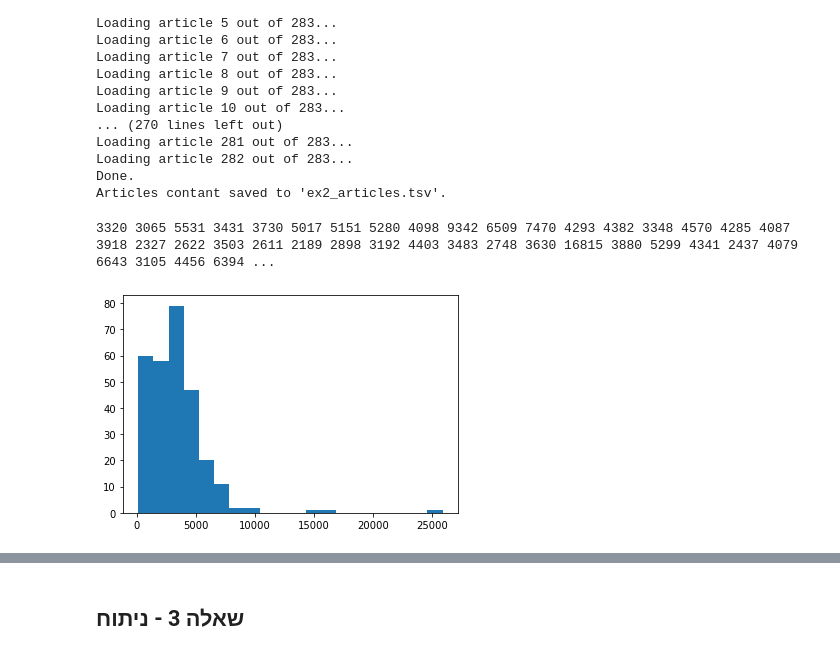
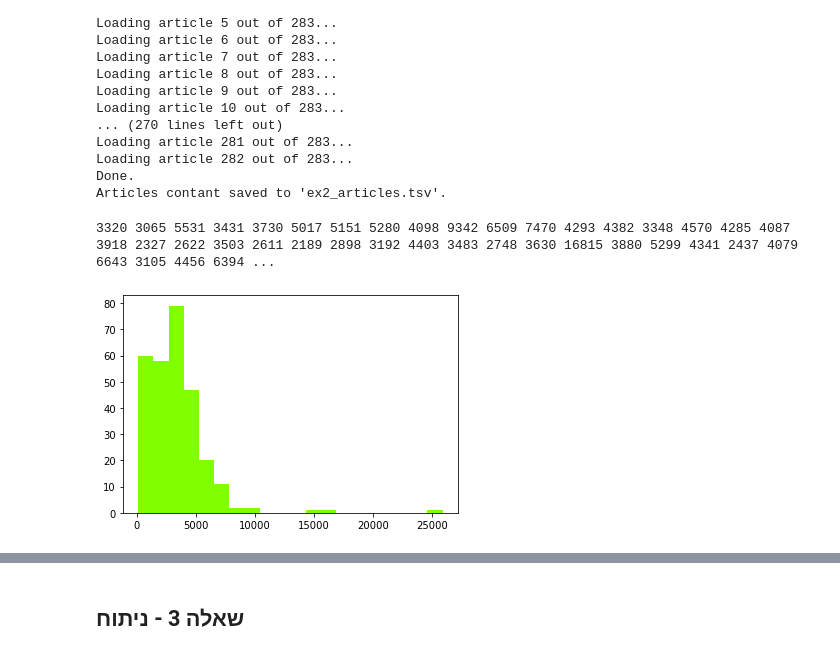
Before and after one commit to AmitDavid/hebnlp, a Jupyter notebook: ex2/ex2.ipynb, the cells around one changed output, grey strips where cells are left out. Saved outputs shown, nothing was run; the diff lists cells and outputs as text; code cells hidden in the pictures.

```diff
--- a/ex2/ex2.ipynb
+++ b/ex2/ex2.ipynb
@@ -152,24 +164,27 @@ def remove_stopwords_from_bigrams(bigrams_list, stopwords):
 # %%
 # Q2
 def print_words_histogram(articles_list):
     num_of_words = []
 
     # For each article
     for article in articles_list:
         # Convert article's text to list of words
         article_words = get_list_of_words(article)
         # Add number of words to the list
         num_of_words.append(len(article_words))
         # Print result
         print(len(article_words), end=" ")
 
     # Plot histogram
-    plt.hist(num_of_words, bins=20)
+    plt.hist(num_of_words, bins=20, color='Chartreuse')
+    plt.show()
+    plt.close()
+
 
 print_words_histogram(articles)
 # %% [output]
 3320 3065 5531 3431 3730 5017 5151 5280 4098 9342 6509 7470 4293 4382 3348 4570 4285 4087 3918 2327 2622 3503 2611 2189 2898 3192 4403 3483 2748 3630 16815 3880 5299 4341 2437 4079 6643 3105 4456 6394 ...
-[figure, old version]
+[figure, new version]
 # %%
 # Q3
 def print_histogram_of_most_common_words(articles_list, n):
```
Also changed, not shown: parts of 7 cells of this notebook.
